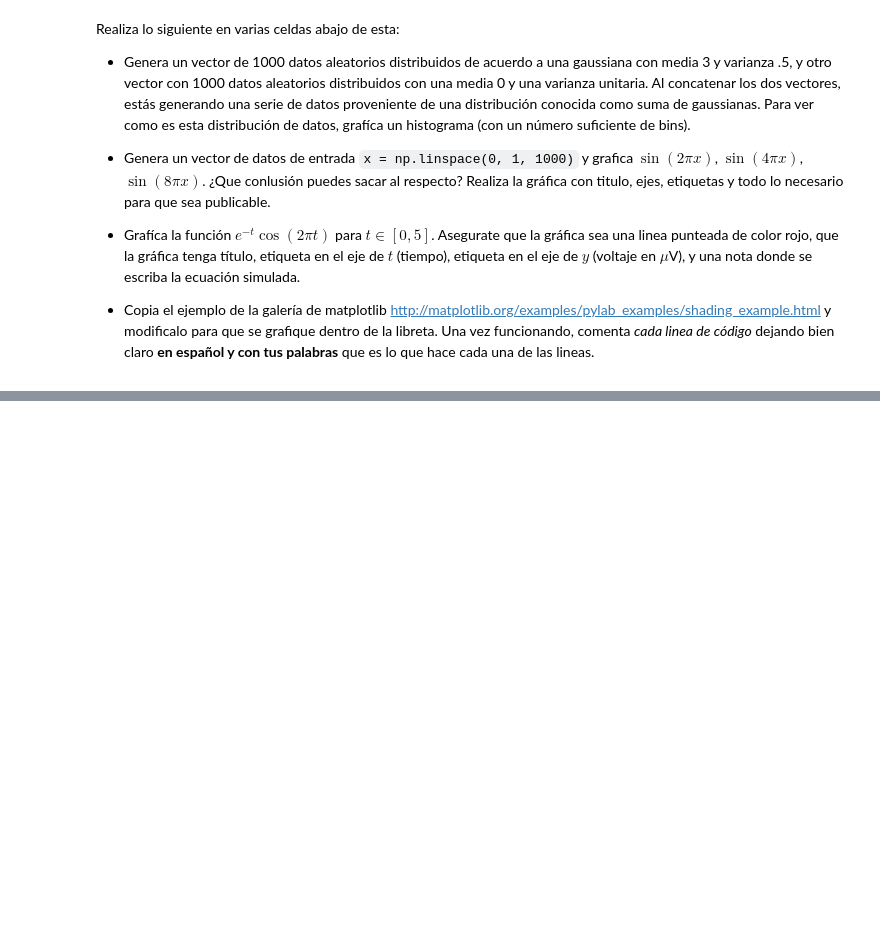
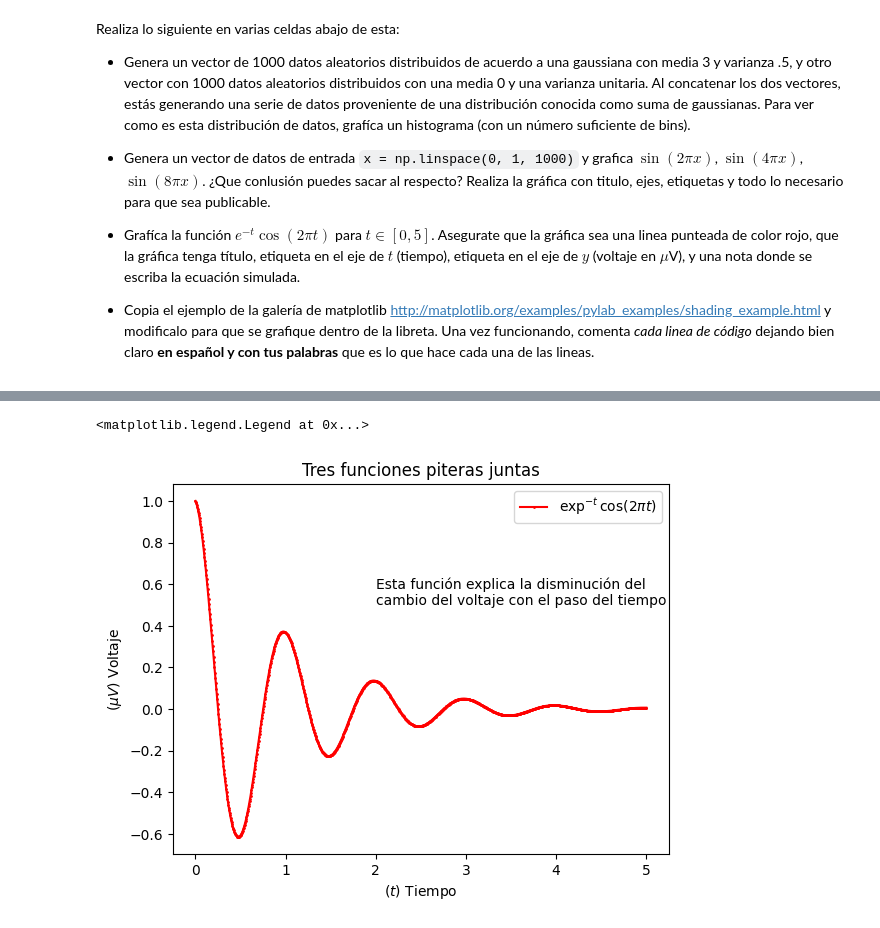
Before and after one commit to 3dgrapes/LibretasIntroducci-n, a Jupyter notebook: assets/libretas/Introducción a Numpy y Matplotlib.ipynb, the cells around one changed output, grey strips where cells are left out. Saved outputs shown, nothing was run; the diff lists cells and outputs as text; code cells hidden in the pictures; blank space fills up the shorter version.

```diff
--- a/assets/libretas/Introducción a Numpy y Matplotlib.ipynb
+++ b/assets/libretas/Introducción a Numpy y Matplotlib.ipynb
@@ -579,0 +625,17 @@ Realiza lo siguiente en varias celdas abajo de esta:
+# %%
+t = np.linspace(0, 5, 1000)
+
+function = np.exp(-t) * np.cos(2 * np.pi * t)
+
+plt.plot(t, function, 'ro-' ,label=r'$\exp^{-t} \cos(2\pi t)$', markersize = 1)
+
+plt.title("Tres funciones piteras juntas")
+plt.xlabel(r"($t$) Tiempo")
+plt.ylabel('($\mu V$) Voltaje')
+
+plt.text(2, 0.5, 'Esta función explica la disminución del \ncambio del voltaje con el paso del tiempo', fontsize=10)
+
+plt.legend(loc=0)
+# %% [output]
+<matplotlib.legend.Legend at 0x...>
+[figure, added]
```
Also changed, not shown: parts of 9 cells of this notebook.
